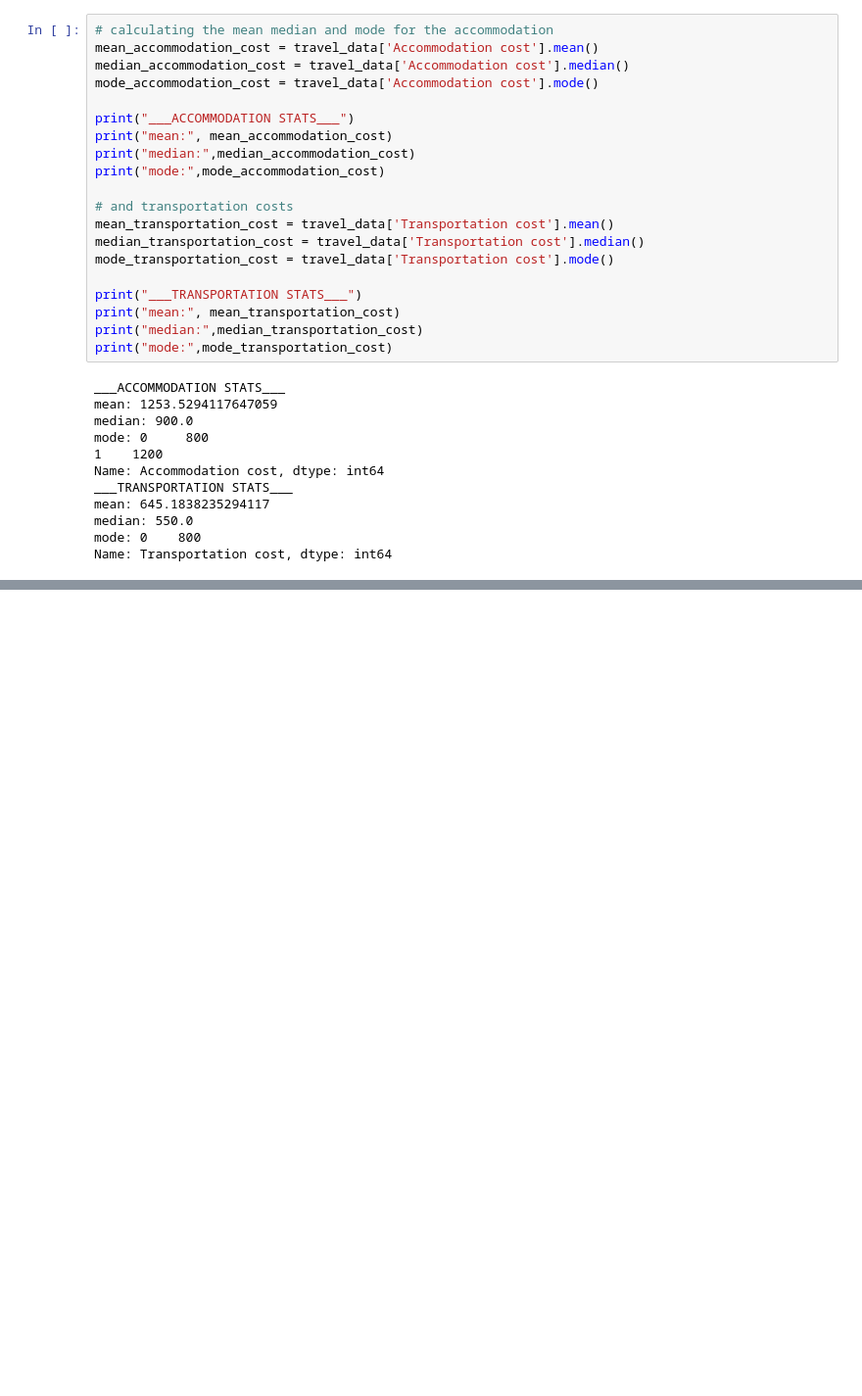
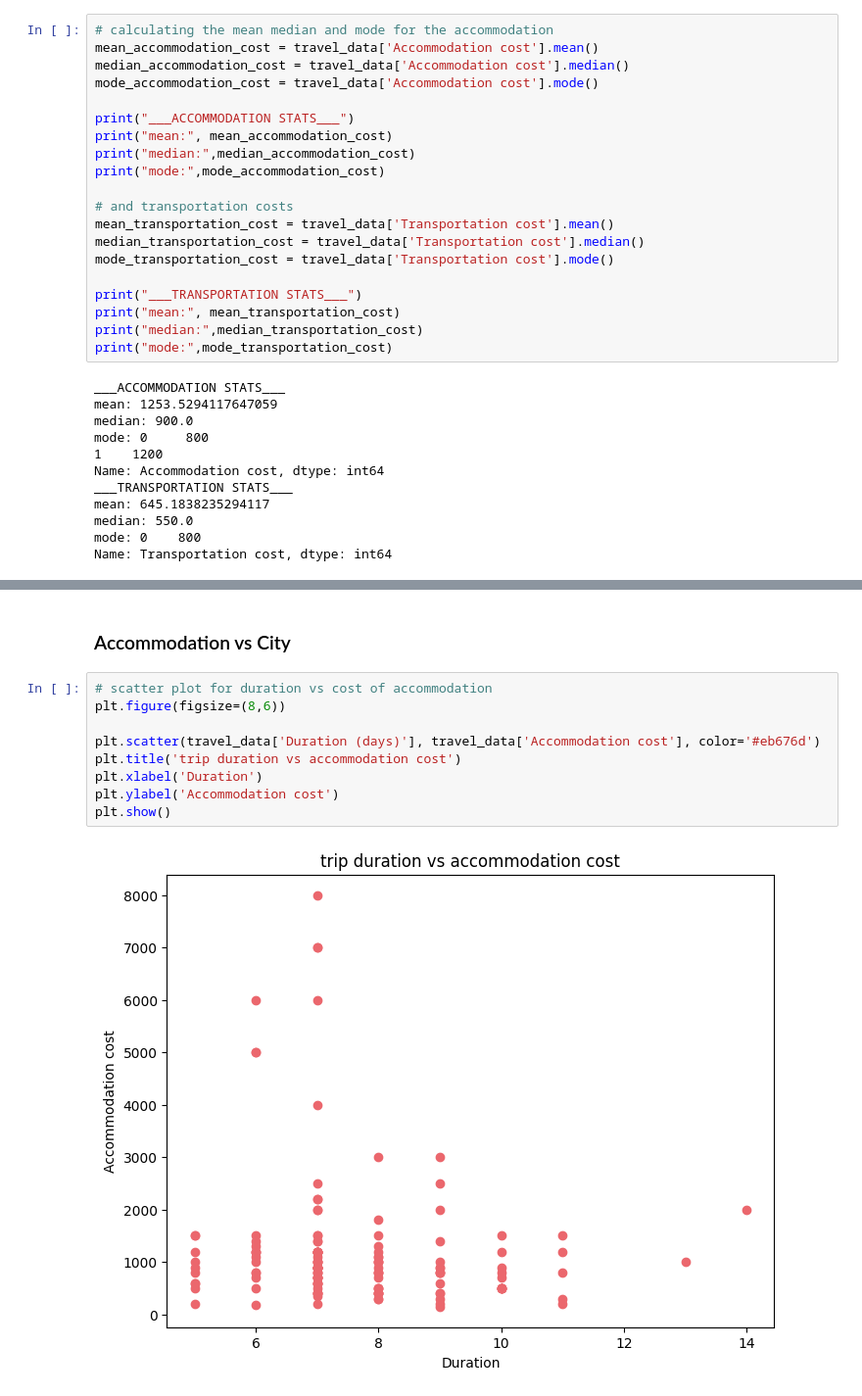
Before and after one commit to jordanleegraham17/travel-data-analysis, a Jupyter notebook: analysis.ipynb, the cells around one changed output, grey strips where cells are left out. Shown: that part at 98% size. Drawn from its saved outputs; the diff is of its cells as text; blank space fills up the shorter version.

```diff
--- a/analysis.ipynb
+++ b/analysis.ipynb
@@ -351,0 +396,13 @@ Name: Transportation cost, dtype: int64
+# %% [markdown]
+### Accommodation vs City
+# %%
+# scatter plot for duration vs cost of accommodation
+plt.figure(figsize=(8,6))
+
+plt.scatter(travel_data['Duration (days)'], travel_data['Accommodation cost'], color='#eb676d')
+plt.title('trip duration vs accommodation cost')
+plt.xlabel('Duration')
+plt.ylabel('Accommodation cost')
+plt.show()
+# %% [output]
+[figure, added]
```
Also changed, not shown: parts of 12 cells of this notebook.
